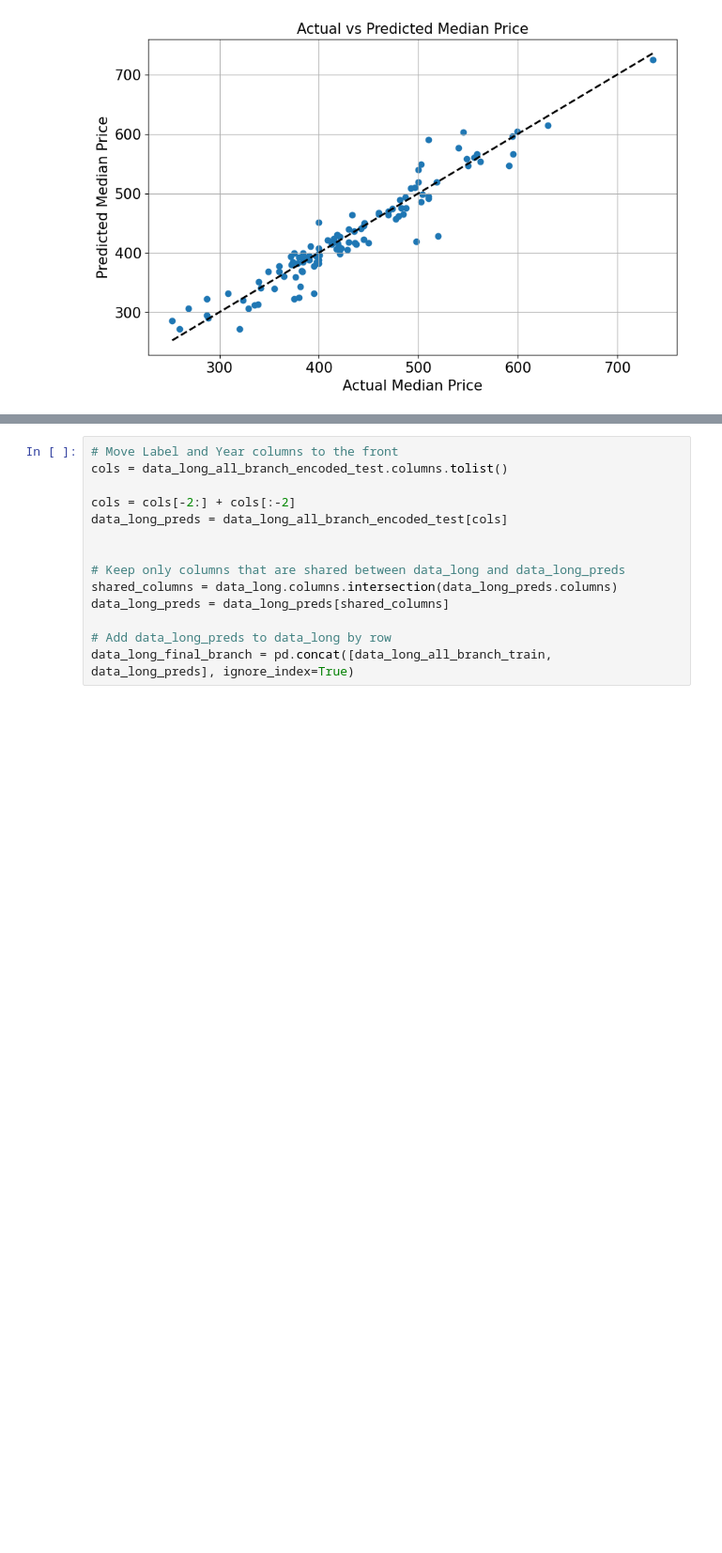
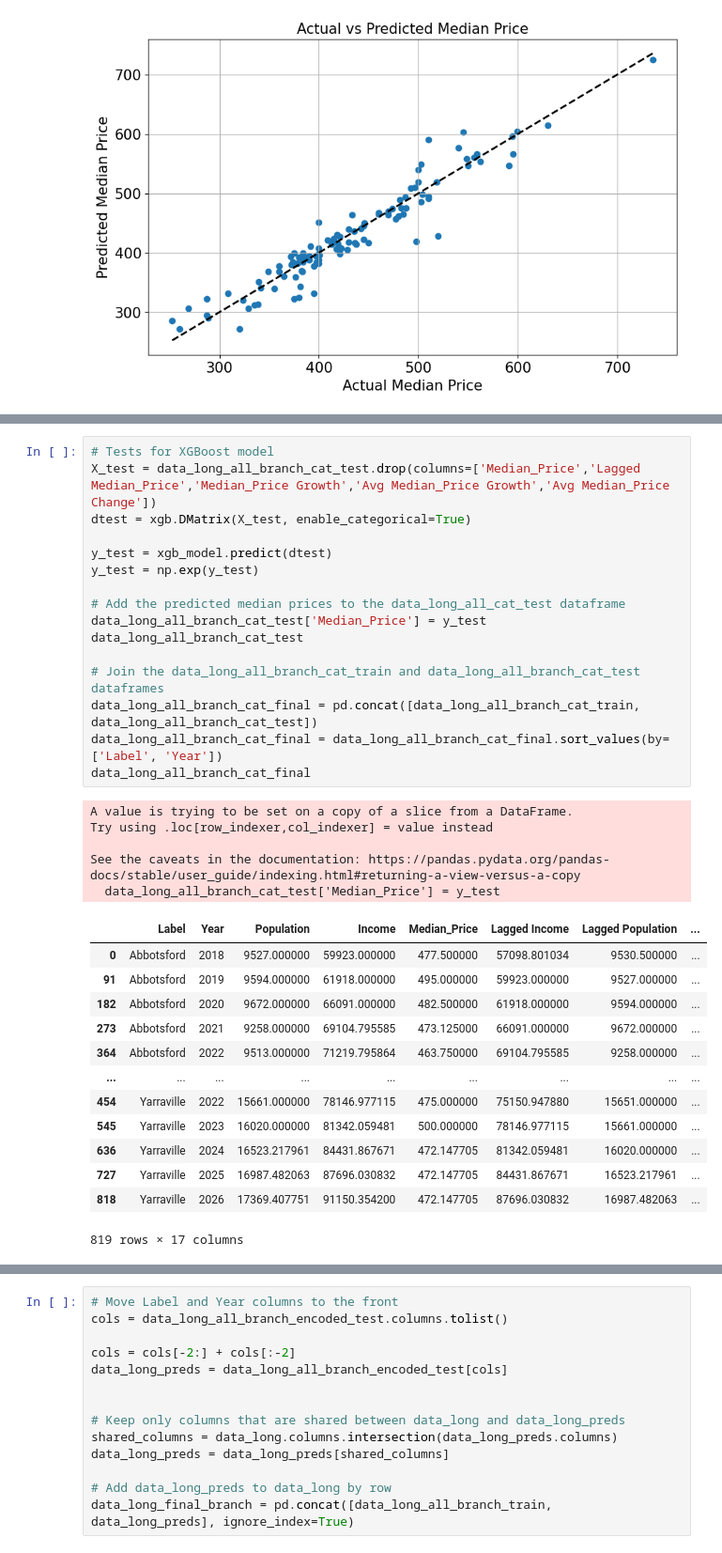
Before and after one commit to MAST30034-AppliedDataScience/project-2-group-real-estate-hexosergeantchelelebratebonitz, a Jupyter notebook: notebooks/Can/Modelling.ipynb, the cells around one changed output, grey strips where cells are left out. Shown at 94% size. Cells and saved outputs as stored; diff of their text form; blank space fills up the shorter version.

```diff
--- a/notebooks/Can/Modelling.ipynb
+++ b/notebooks/Can/Modelling.ipynb
@@ -755,3 +749,38 @@ A value is trying to be set on a copy of a slice from a DataFrame
 
 See the caveats in the documentation: https://pandas.pydata.org/pandas-docs/stable/user_guide/indexing.html#returning-a-view-versus-a-copy
   data_long_all_branch_encoded_test.drop(columns=encoded_columns, inplace=True)
+# %%
+# Tests for XGBoost model
+X_test = data_long_all_branch_cat_test.drop(columns=['Median_Price','Lagged Median_Price','Median_Price Growth','Avg Median_Price Growth','Avg Median_Price Change'])
+dtest = xgb.DMatrix(X_test, enable_categorical=True)
+
+y_test = xgb_model.predict(dtest)
+y_test = np.exp(y_test)
+
+# Add the predicted median prices to the data_long_all_cat_test dataframe
+data_long_all_branch_cat_test['Median_Price'] = y_test
+data_long_all_branch_cat_test
+
+# Join the data_long_all_branch_cat_train and data_long_all_branch_cat_test dataframes
+data_long_all_branch_cat_final = pd.concat([data_long_all_branch_cat_train, data_long_all_branch_cat_test])
+data_long_all_branch_cat_final = data_long_all_branch_cat_final.sort_values(by=['Label', 'Year'])
+data_long_all_branch_cat_final
+# %% [output]
+A value is trying to be set on a copy of a slice from a DataFrame.
+Try using .loc[row_indexer,col_indexer] = value instead
+
+See the caveats in the documentation: https://pandas.pydata.org/pandas-docs/stable/user_guide/indexing.html#returning-a-view-versus-a-copy
+  data_long_all_branch_cat_test['Median_Price'] = y_test
+|  | Label | Year | Population | Income | Median_Price | Lagged Income | Lagged Population | ... |
+| 0 | Abbotsford | 2018 | 9527.000000 | 59923.000000 | 477.500000 | 57098.801034 | 9530.500000 | ... |
+| 91 | Abbotsford | 2019 | 9594.000000 | 61918.000000 | 495.000000 | 59923.000000 | 9527.000000 | ... |
+| 182 | Abbotsford | 2020 | 9672.000000 | 66091.000000 | 482.500000 | 61918.000000 | 9594.000000 | ... |
+| 273 | Abbotsford | 2021 | 9258.000000 | 69104.795585 | 473.125000 | 66091.000000 | 9672.000000 | ... |
+| 364 | Abbotsford | 2022 | 9513.000000 | 71219.795864 | 463.750000 | 69104.795585 | 9258.000000 | ... |
+| ... | ... | ... | ... | ... | ... | ... | ... | ... |
+| 454 | Yarraville | 2022 | 15661.000000 | 78146.977115 | 475.000000 | 75150.947880 | 15651.000000 | ... |
+| 545 | Yarraville | 2023 | 16020.000000 | 81342.059481 | 500.000000 | 78146.977115 | 15661.000000 | ... |
+| 636 | Yarraville | 2024 | 16523.217961 | 84431.867671 | 472.147705 | 81342.059481 | 16020.000000 | ... |
+| 727 | Yarraville | 2025 | 16987.482063 | 87696.030832 | 472.147705 | 84431.867671 | 16523.217961 | ... |
+| 818 | Yarraville | 2026 | 17369.407751 | 91150.354200 | 472.147705 | 87696.030832 | 16987.482063 | ... |
+819 rows × 17 columns
```
Also changed, not shown: parts of 8 cells of this notebook.
